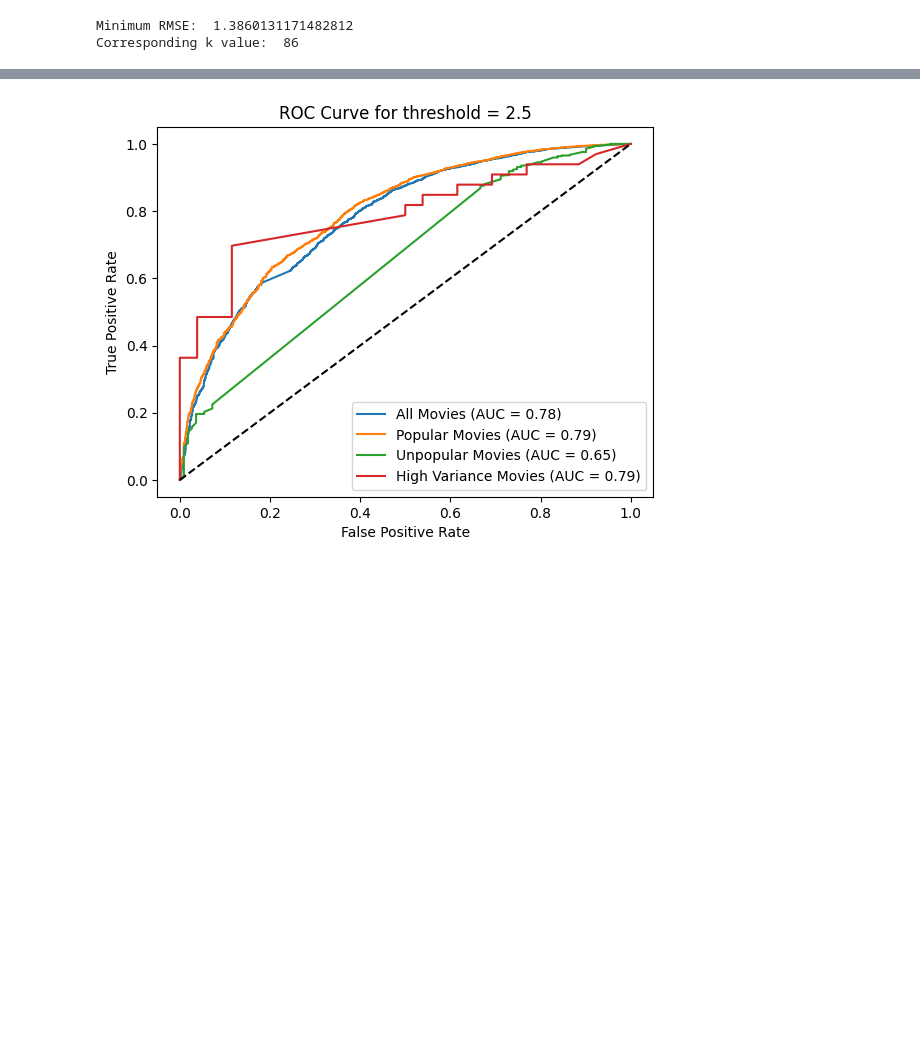
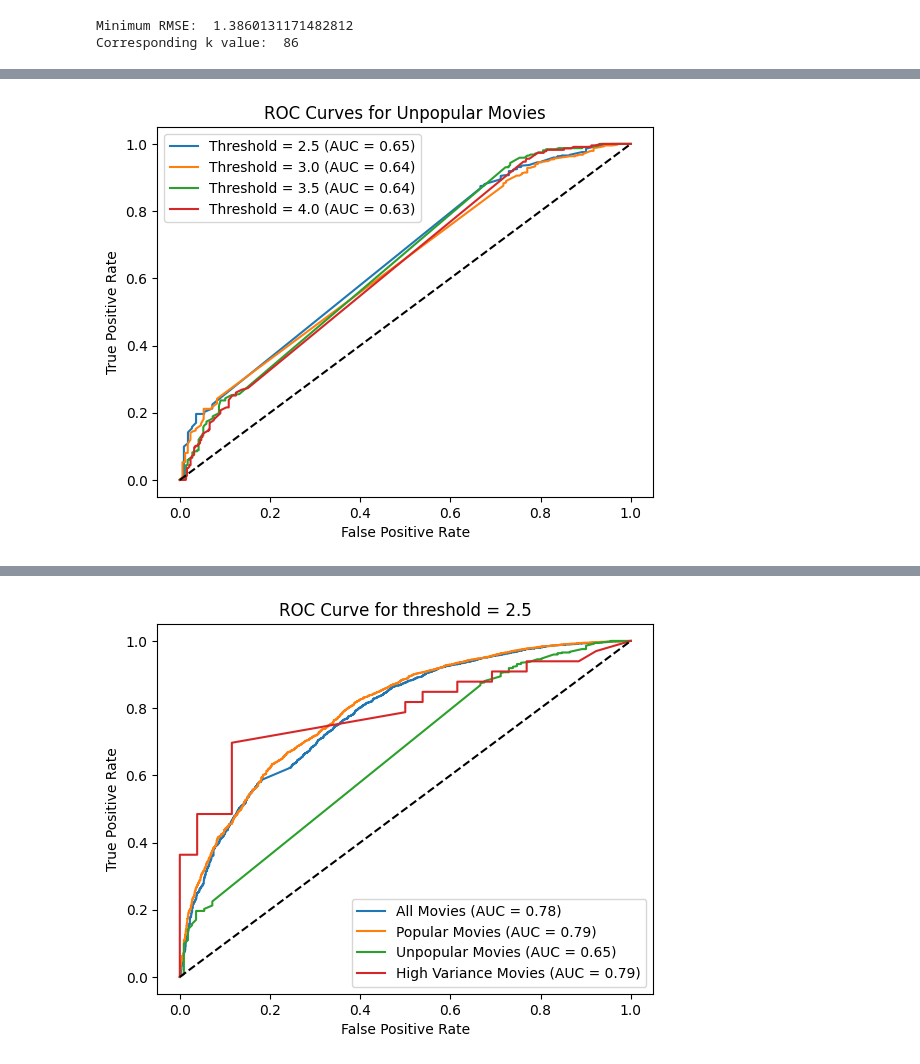
Before and after one commit to stswee/ECE219, a Jupyter notebook: Project_3/ECE219_Project3_Part1.ipynb, the cells around one changed output, grey strips where cells are left out. Drawn from its saved outputs; the diff is of its cells as text; code cells hidden in the pictures; blank space fills up the shorter version.

```diff
--- a/Project_3/ECE219_Project3.ipynb
+++ b/Project_3/ECE219_Project3_Part1.ipynb
@@ -419,0 +559,63 @@ Corresponding k value:  86
+# %%
+# ROC Curves
+# Choose k = 26 since it was the minimum k value using RMSE from question 5
+
+# Parameters
+k = 26
+thresholds = [2.5, 3.0, 3.5, 4.0]
+datasets = ["df", "df_popular", "df_unpopular", "df_high_variance"]
+
+dataset = df_unpopular
+dataset_label = "df_unpopular"
+
+# Prepare overlaying plots
+fig, ax = plt.subplots()
+
+# Load in data
+reader = Reader(rating_scale = (0.5, 5))
+data = Dataset.load_from_df(dataset[['userId', 'movieId', 'rating']], reader)
+
+# Train/Test split
+trainset, testset = train_test_split(data, test_size = 0.1, random_state = 0)
+
+# Run algorithm
+algo = KNNWithMeans(k, sim_options = {"name" : "pearson"}, verbose = False)
+results = algo.fit(trainset).test(testset)
+
+# Thresholding
+for threshold in thresholds:
+  threshold_pos = []
+  for row in results:
+    if row.r_ui >= threshold:
+      threshold_pos.append(1)
+    else:
+      threshold_pos.append(0)
+
+  # Get ROC Curve values
+  fpr, tpr, thresholds = roc_curve(threshold_pos, [row.est for row in results])
+  auc_value = auc(fpr, tpr)
+
+  # Plot for each threshold
+  if threshold == 2.5:
+    ax.plot(fpr, tpr, label = 'Threshold = 2.5 (AUC = %0.2f)' % auc_value)
+  elif threshold == 3.:
+    ax.plot(fpr, tpr, label = 'Threshold = 3.0 (AUC = %0.2f)' % auc_value)
+  elif threshold == 3.5:
+    ax.plot(fpr, tpr, label = 'Threshold = 3.5 (AUC = %0.2f)' % auc_value)
+  else:
+    ax.plot(fpr, tpr, label = 'Threshold = 4.0 (AUC = %0.2f)' % auc_value)
+
+  # Label results
+  ax.set_xlabel('False Positive Rate')
+  ax.set_ylabel('True Positive Rate')
+  # Set title for given threshold
+  ax.set_title('ROC Curves for Unpopular Movies')
+  ax.legend(loc = "best")
+
+# Plot chance
+ax.plot([0, 1], [0, 1], 'k--')
+
+# Show plot
+plt.show()
+# %% [output]
+[figure, added]
```
Also changed, not shown: parts of 4 cells of this notebook.
